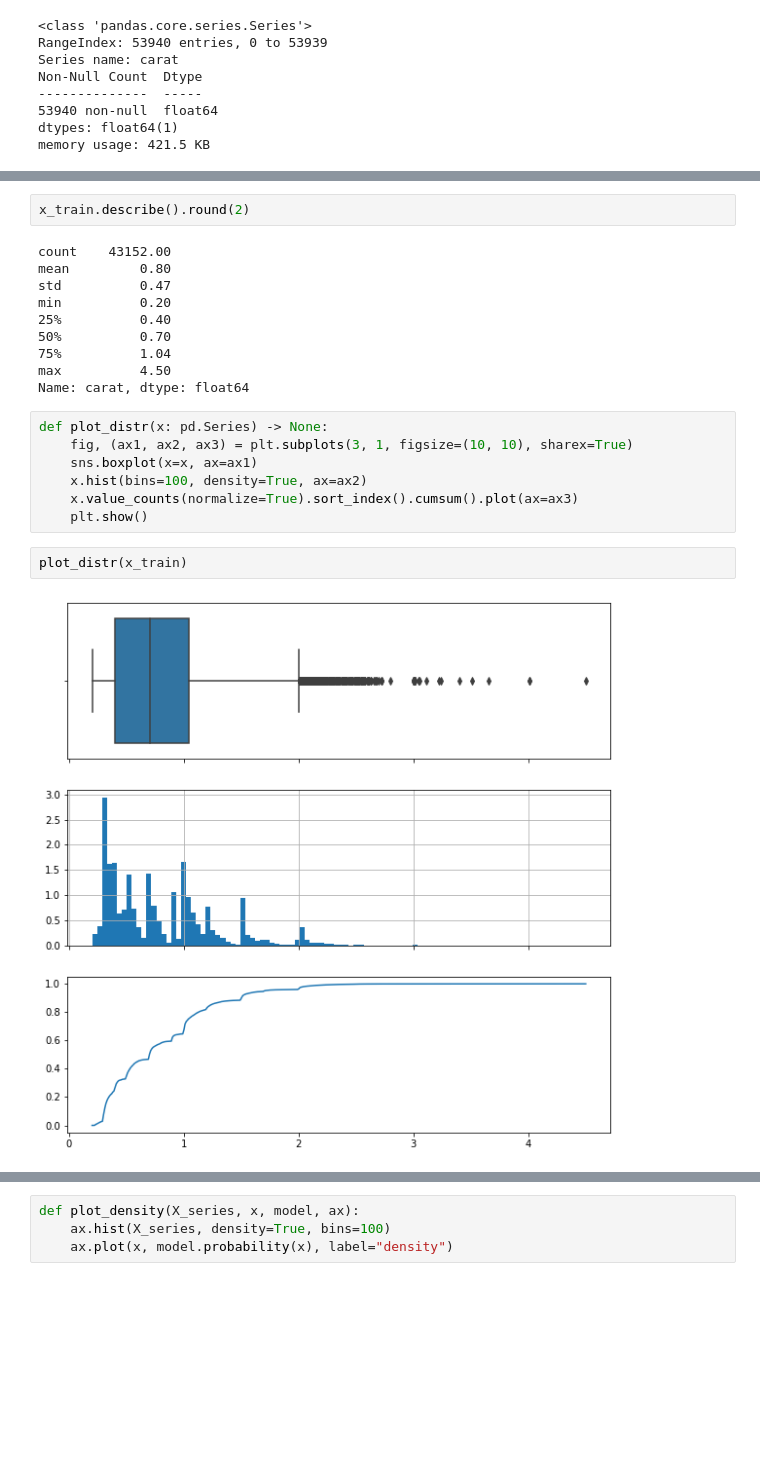
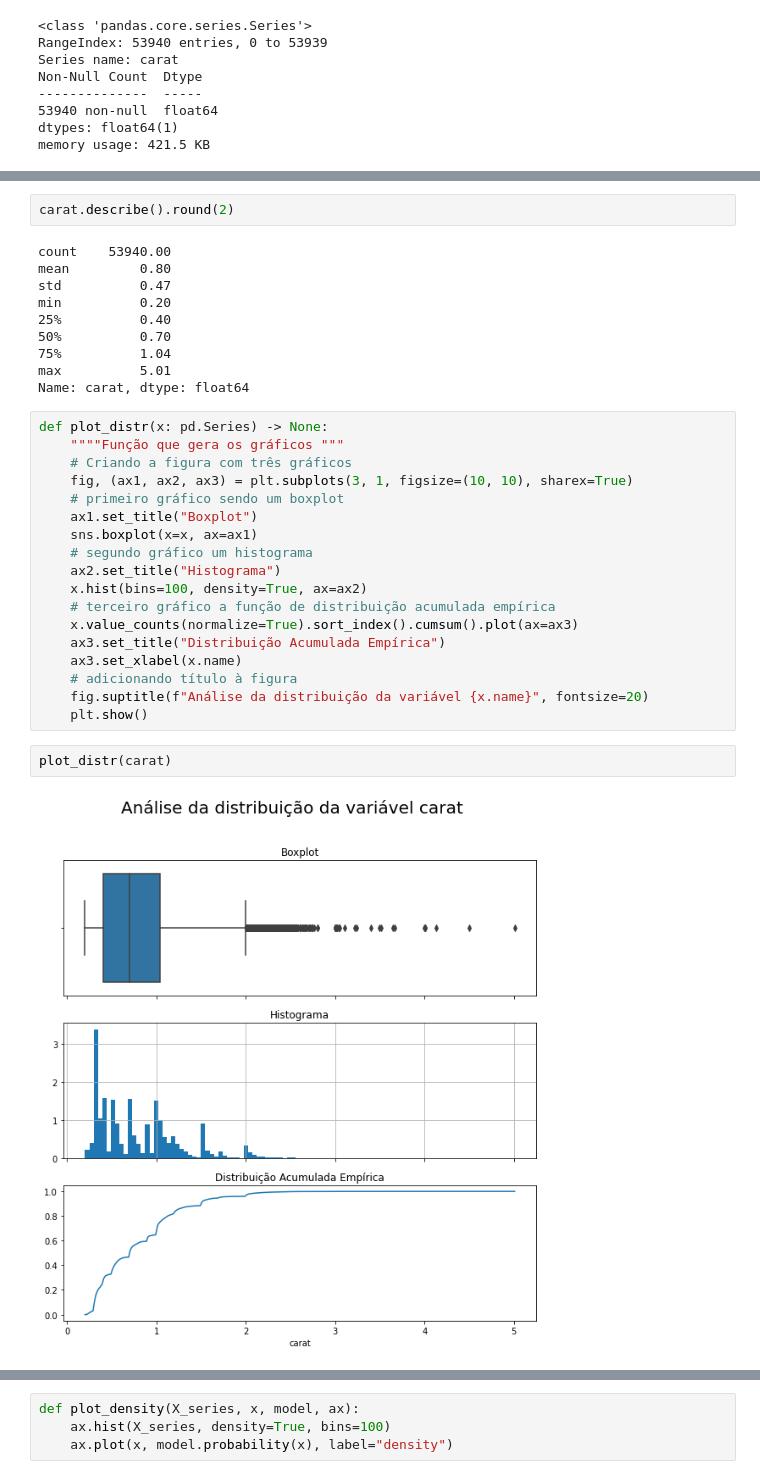
Before and after one commit to leofmr/diamantes, a Jupyter notebook: main.ipynb, the cells around one changed output, grey strips where cells are left out. Cells and saved outputs as stored; diff of their text form; blank space fills up the shorter version.

Commit message:
UPDATE main.py Finalização da análise

```diff
--- a/main.ipynb
+++ b/main.ipynb
@@ -72,26 +67,37 @@ dessa distribuição também não é muito grande. O menor valor é 0.2 enquanto
 maior 5.01. Reforçando a evidência de assimetria à direita, apesar do máximo
 ser 5.01, como dito anteriormente, 75% dos valores estão a baixo de 1.04.
 # %%
-x_train.describe().round(2)
+carat.describe().round(2)
 # %% [output]
-count    43152.00
+count    53940.00
 mean         0.80
 std          0.47
 min          0.20
 25%          0.40
 50%          0.70
 75%          1.04
-max          4.50
+max          5.01
 Name: carat, dtype: float64
 # %%
 def plot_distr(x: pd.Series) -> None:
+    """"Função que gera os gráficos """
+    # Criando a figura com três gráficos
     fig, (ax1, ax2, ax3) = plt.subplots(3, 1, figsize=(10, 10), sharex=True)
+    # primeiro gráfico sendo um boxplot
+    ax1.set_title("Boxplot")
     sns.boxplot(x=x, ax=ax1)
+    # segundo gráfico um histograma
+    ax2.set_title("Histograma")
     x.hist(bins=100, density=True, ax=ax2)
+    # terceiro gráfico a função de distribuição acumulada empírica
     x.value_counts(normalize=True).sort_index().cumsum().plot(ax=ax3)
+    ax3.set_title("Distribuição Acumulada Empírica")
+    ax3.set_xlabel(x.name)
+    # adicionando título à figura
+    fig.suptitle(f"Análise da distribuição da variável {x.name}", fontsize=20)
     plt.show()
 # %%
-plot_distr(x_train)
+plot_distr(carat)
 # %% [output]
-[figure, old version]
+[figure, new version]
 # %%
```
Also changed, not shown: parts of 41 cells of this notebook.
